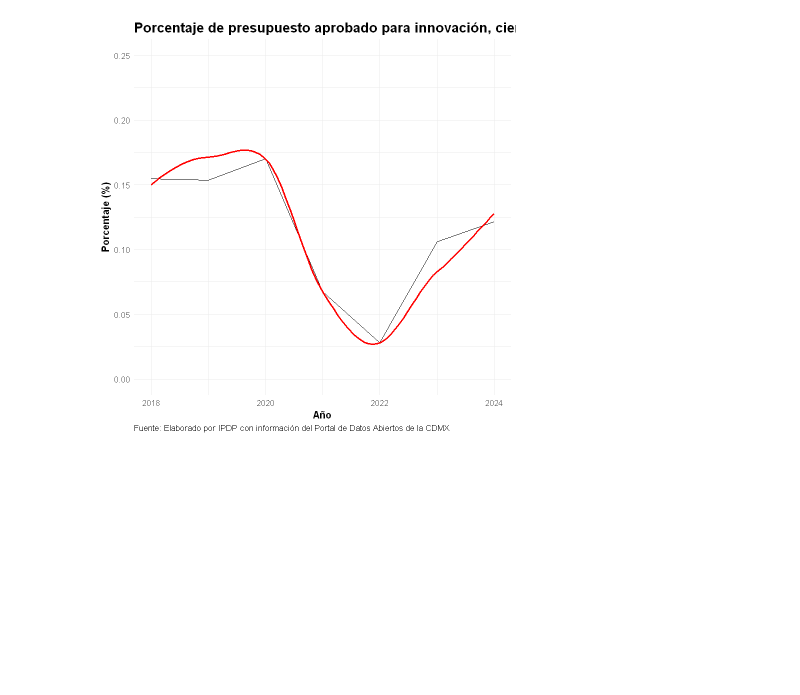
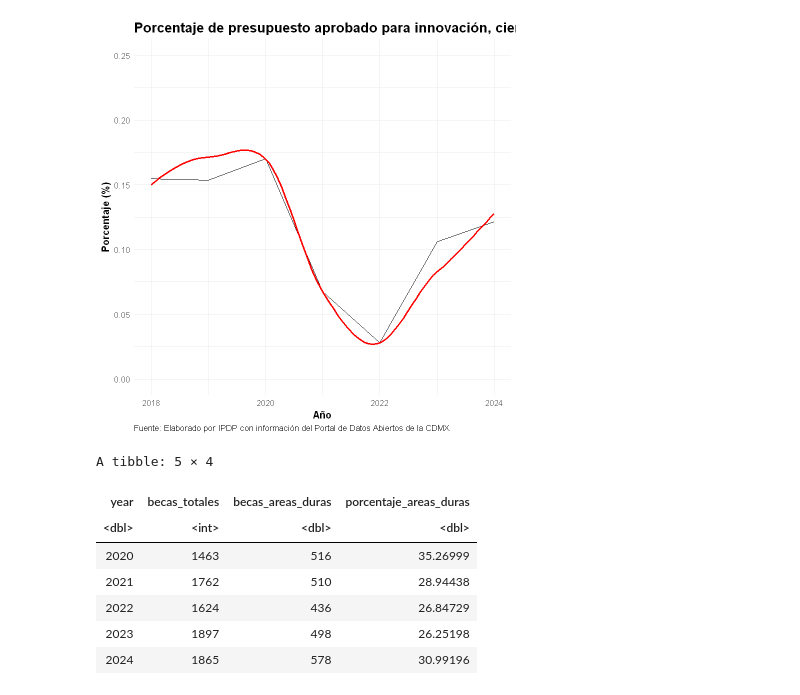
Before and after one commit to cpyp-ipdp/pgd_cdmx, a Jupyter notebook: indicadores/educacion_ciencia/indicadores_educ_ciencia_tec_pgd.ipynb, the cells around one changed output. Saved outputs shown, nothing was run; the diff lists cells and outputs as text; code cells hidden in the pictures; blank space fills up the shorter version.

Commit message:
Se agrega indicador de becas de posgrado.

```diff
--- a/indicadores/educacion_ciencia/indicadores_educ_ciencia_tec_pgd.ipynb
+++ b/indicadores/educacion_ciencia/indicadores_educ_ciencia_tec_pgd.ipynb
@@ -675,3 +675,40 @@ ggsave("porcentaje_cienciatec.png", width = 10, height = 6, dpi = 300, bg = "whi
 `geom_smooth()` using formula = 'y ~ x'
 `geom_smooth()` using formula = 'y ~ x'
 [figure]
+# %%
+becas <- openxlsx::read.xlsx('https://secihti.mx/wp-content/uploads/becas_posgrados/padron_beneficiarios/2024/4T/Becas_Nacionales_de_Enero_a_Diciembre_2024.xlsx', detectDates = TRUE,
+  startRow = 3)%>%
+janitor::clean_names()%>%
+#Drop últimas dos filas
+slice(1:(n()-2))%>%
+filter(entidad=="CIUDAD DE MEXICO")%>%
+#Generar año de obtención de la beca
+mutate(year=year(inicio_de_beca))%>%
+#Áreas duras de conocimiento
+mutate(areas=case_when(
+  area_del_conocimiento %in% c("I. FISICO MATEMATICAS Y CS. DE LA TIERRA","II. BIOLOGIA Y QUIMICA") ~ 1,
+    TRUE ~ 0
+))%>%
+#Dejar solo maestría y doctorado
+filter(nivel_de_estudios=="DOCTORADO" | nivel_de_estudios=="MAESTRIA")
+# %%
+#Contar becas por año totales y por áreas duras de conocimiento
+becas_anuales<-becas %>%
+    group_by(year) %>%
+    summarise(
+        becas_totales = n(),
+        becas_areas_duras= sum(areas)
+    ) %>%
+    arrange(year)%>%
+    mutate(porcentaje_areas_duras = becas_areas_duras / becas_totales * 100)%>%
+filter(year>2019)
+becas_anuales
+# %% [output]
+A tibble: 5 × 4
+| year | becas_totales | becas_areas_duras | porcentaje_areas_duras |
+| <dbl> | <int> | <dbl> | <dbl> |
+| 2020 | 1463 | 516 | 35.26999 |
+| 2021 | 1762 | 510 | 28.94438 |
+| 2022 | 1624 | 436 | 26.84729 |
+| 2023 | 1897 | 498 | 26.25198 |
+| 2024 | 1865 | 578 | 30.99196 |
```
Also changed, not shown: parts of 2 cells of this notebook.
